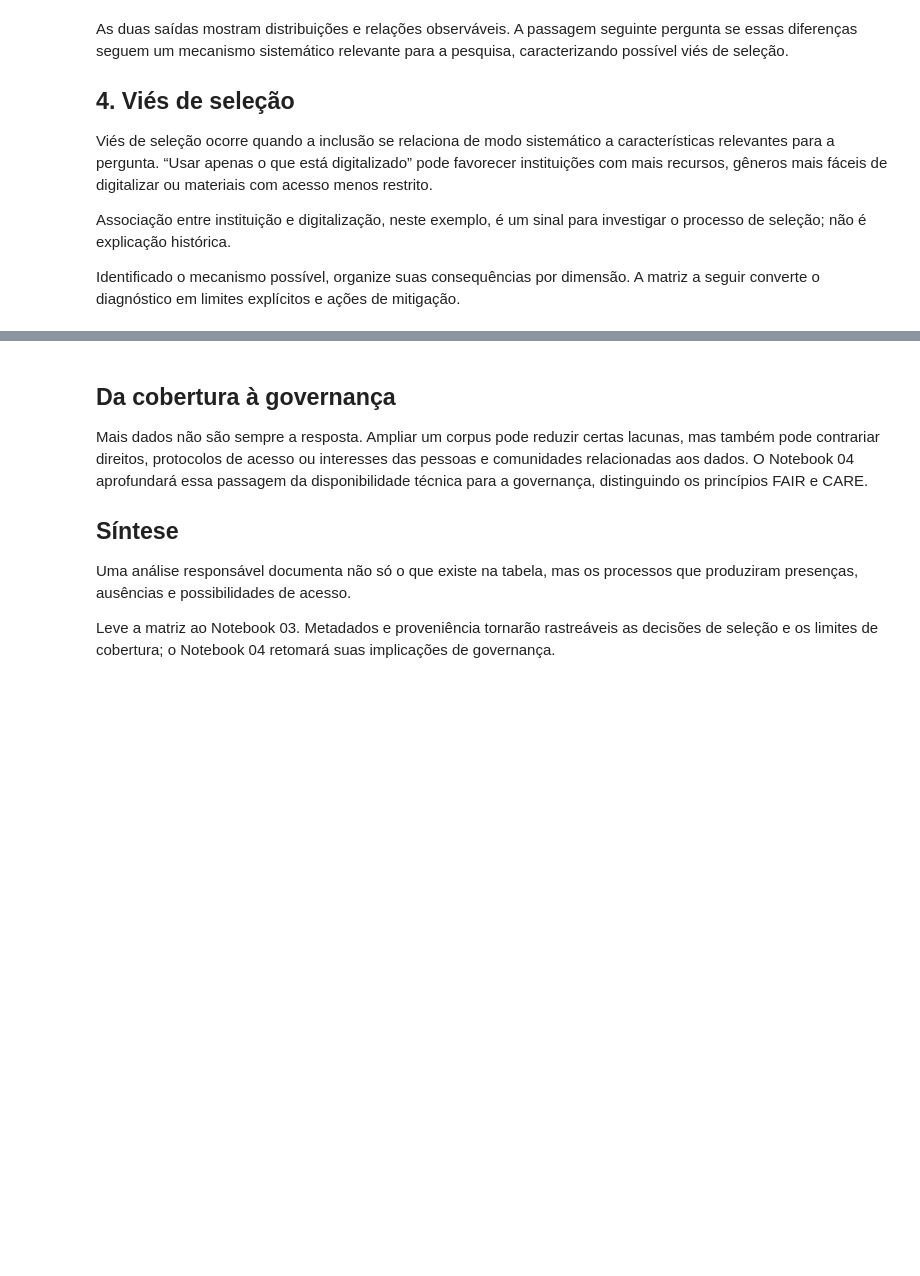
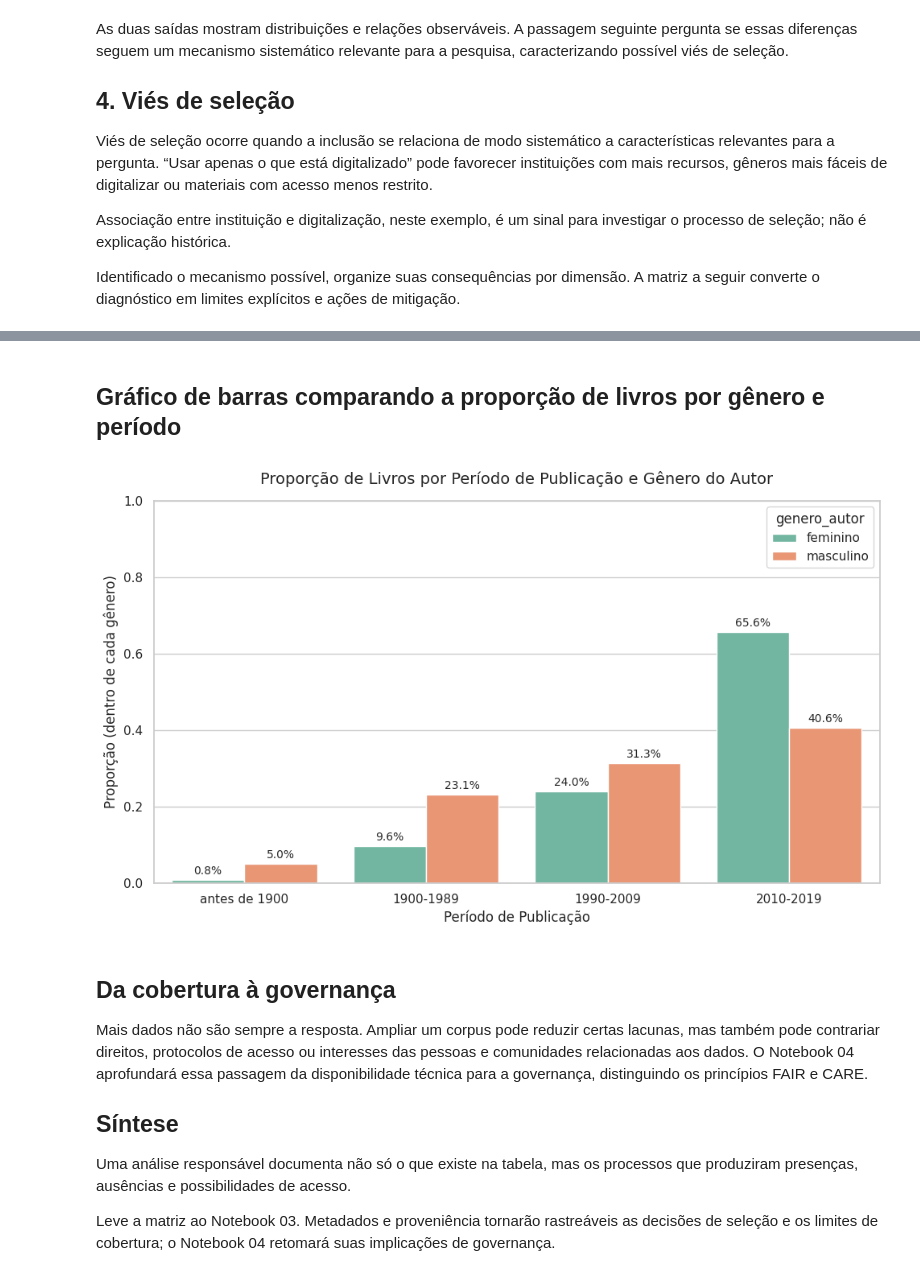
Before and after one commit to andrelfo85/Atividade_Goodreads, a Jupyter notebook: unidade_02/02_cobertura_vieses_e_silencios.ipynb, the cells around one changed output, grey strips where cells are left out. Cells and saved outputs as stored; diff of their text form; code cells hidden in the pictures; blank space fills up the shorter version.

```diff
--- a/unidade_02/02_cobertura_vieses_e_silencios.ipynb
+++ b/unidade_02/02_cobertura_vieses_e_silencios.ipynb
@@ -292,3 +303,49 @@ Mínimo de avaliações por livro: 5
+# %% [markdown]
+## Gráfico de barras comparando a proporção de livros por gênero e período
+# %%
+import matplotlib.pyplot as plt
+import seaborn as sns
+
+# Calcula a tabela cruzada com as proporções normalizadas por gênero (colunas)
+tabela_proporcoes = pd.crosstab(periodo, livros["genero_autor"], normalize="columns").reset_index()
+
+# Transforma os dados para o formato longo (long format) ideal para o Seaborn
+df_plot = tabela_proporcoes.melt(id_vars="ano_publicacao", value_name="proporcao", var_name="genero_autor")
+
+# Configura o estilo e tamanho do gráfico
+sns.set_theme(style="whitegrid")
+plt.figure(figsize=(10, 6))
+
+# Cria o gráfico de barras
+ax = sns.barplot(
+    data=df_plot,
+    x="ano_publicacao",
+    y="proporcao",
+    hue="genero_autor",
+    palette="Set2"
+)
+
+# Ajusta títulos e rótulos
+plt.title("Proporção de Livros por Período de Publicação e Gênero do Autor", fontsize=14, pad=15)
+plt.xlabel("Período de Publicação", fontsize=12)
+plt.ylabel("Proporção (dentro de cada gênero)", fontsize=12)
+plt.ylim(0, 1.0)
+
+# Adiciona as porcentagens em cima das barras para facilitar a leitura
+for p in ax.patches:
+    altura = p.get_height()
+    if altura > 0:
+        ax.annotate(f'{altura:.1%}',
+                    (p.get_x() + p.get_width() / 2., altura),
+                    ha='center', va='center',
+                    xytext=(0, 8),
+                    textcoords='offset points',
+                    fontsize=10)
+
+plt.tight_layout()
+plt.show()
+# %% [output]
+[figure, added]
 # %% [markdown]
 ## Da cobertura à governança
 
```
Also changed, not shown: parts of 8 cells of this notebook.
